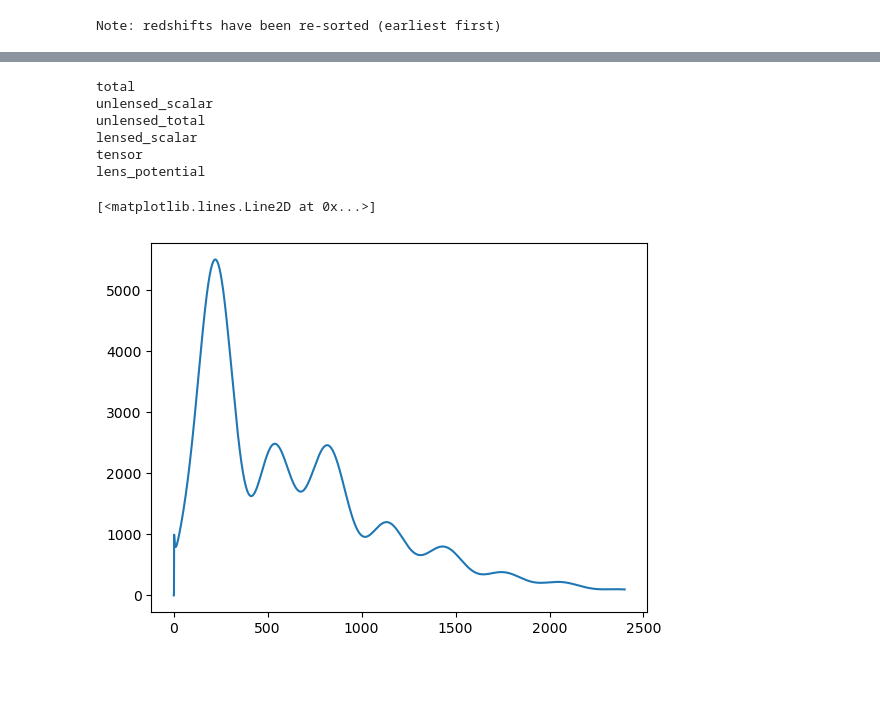
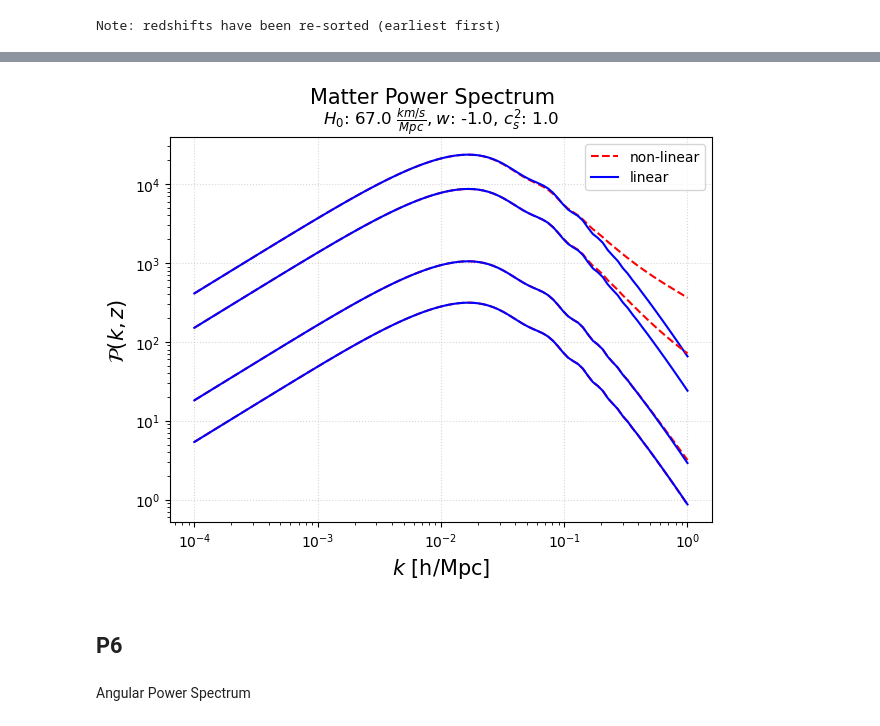
Before and after one commit to alejandro542/Cosmo-tareas, a Jupyter notebook: TAREA 2/Codigo.ipynb, the cells around one changed output, grey strips where cells are left out. Saved outputs shown, nothing was run; the diff lists cells and outputs as text; code cells hidden in the pictures; blank space fills up the shorter version.

```diff
--- a/TAREA 2/Codigo.ipynb
+++ b/TAREA 2/Codigo.ipynb
@@ -122,18 +143,46 @@ Text(0.5, 0, 'k [h/Mpc]')
+# %%
+redshifts = [10, 5, 1, 0]
+# set non-linear Matter Power Spectrum
+pars.NonLinear = camb.model.NonLinear_pk
+pars.set_matter_power(redshifts=redshifts, kmax=1)
+results = camb.get_results(pars)
+kh_nl, z_nl, PK_nl = results.get_matter_power_spectrum(minkh=1e-4)
+
+# kh_nl, z_nl, PK_nl = results.get_linear_matter_power_spectrum(hubble_units=True,
+#                                                               k_hunit=True
+#                                                               nonlinear=True)
+
+# set linear Matter Power Spectrum
+pars.NonLinear = camb.model.NonLinear_none
+pars.set_matter_power(redshifts=redshifts, kmax=1)
+results = camb.get_results(pars)
+kh, z, PK = results.get_matter_power_spectrum(minkh=1e-4)
+# %%
+fig, ax = plt.subplots(nrows=1, ncols=1, figsize=(7, 5), sharey=True)
+
+for iz, redshift in enumerate(redshifts):
+    ax.loglog(kh_nl, PK_nl[iz, :], color='r', ls='--')
+    ax.loglog(kh, PK[iz, :], color='b')
+
+
+ax.legend(['non-linear', 'linear'], loc='upper right')
+ax.set_ylabel(r"$\mathcal{P}(k, z)$", fontsize=15)
+ax.set_xlabel(r"$k$ [h/Mpc]", fontsize=15)
+ax.set_title(f"$H_0$: {pars.H0} $\\frac{{km/s}}{{Mpc}}, $" +
+                f"$w$: {pars.DarkEnergy.w}, $c_s^2$: {pars.DarkEnergy.cs2}")
+ax.grid(alpha=0.5, ls=':')
+fig.suptitle("Matter Power Spectrum", fontsize=15)
+
+plt.show()
+# %% [output]
+[figure, added]
+# %% [markdown]
+## P6
+# %% [markdown]
+Angular Power Spectrum
 # %%
 powers = results.get_cmb_power_spectra(pars,CMB_unit='muK')
-for i in powers: print(i)
+#for i in powers: print(i)
-# %% [output]
-total
-unlensed_scalar
-unlensed_total
-lensed_scalar
-tensor
-lens_potential
 # %%
 unlesed = powers['unlensed_scalar']
 ells = np.arange(unlesed[:,0].shape[0])
-# %%
-plt.plot(ells,unlesed[:,0])
-# %% [output]
-[<matplotlib.lines.Line2D at 0x...>]
-[figure, removed]
```
Also changed, not shown: parts of 13 cells of this notebook.
